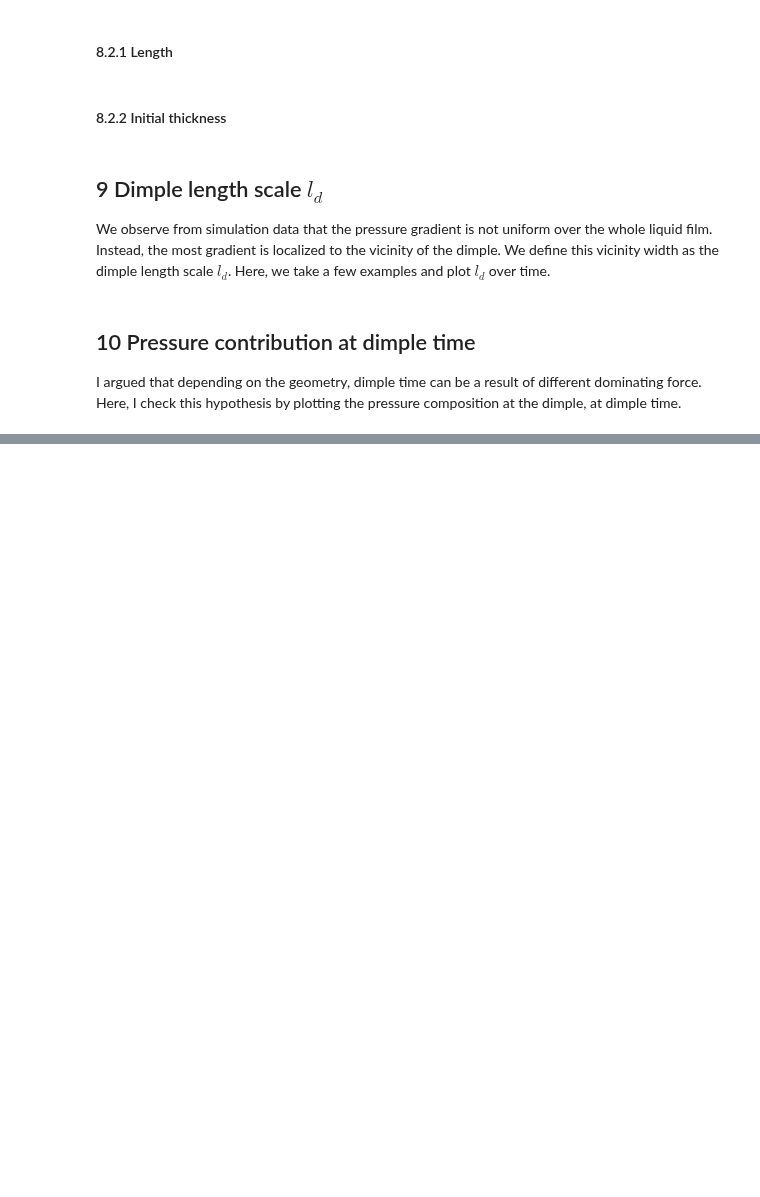
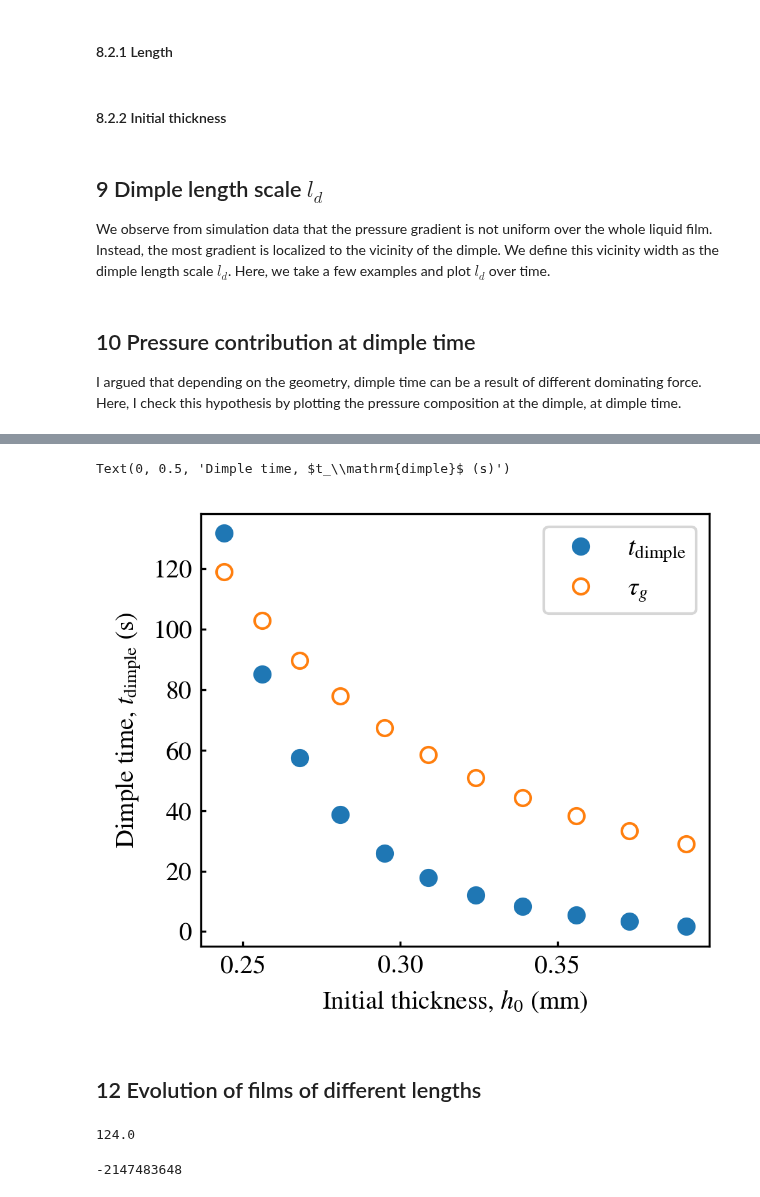
Before and after one commit to ZLoverty/WPM, a Jupyter notebook: Code/Response_to_reviewers.ipynb, the cells around one changed output, grey strips where cells are left out. Saved outputs shown, nothing was run; the diff lists cells and outputs as text; code cells hidden in the pictures; blank space fills up the shorter version.

```diff
--- a/Code/Response_to_reviewers.ipynb
+++ b/Code/Response_to_reviewers.ipynb
@@ -1109,0 +1119,19 @@ i.t
+# %%
+dimple = pd.read_csv(os.path.join(folder, "dimple_time.csv"))
+N = 200
+
+k_list = []
+h_list = []
+t_list = []
+for num, i in dimple.iterrows():
+    name = f"mu_{i.mu:.2e}_sigma_{i.sigma:.2e}_h0_{i.h0:.2e}_L_{i.L:.2e}.csv"
+    df = pd.read_csv(os.path.join(folder, name))
+    if np.isnan(i.t):
+        continue
+    df = df.loc[np.argmin(np.abs(df.t-i.t))]
+    ld = df.minima_index / N * i.L
+    hmin = df.minima * 1e-3
+    k = 3 * i.mu * ld**4 / sigma / i.h0**3
+    h_list.append(i.h0)
+    k_list.append(k)
+    t_list.append(i.t)
@@ -1109,0 +1142,26 @@ i.t
+# %%
+
+fig, ax = plt.subplots(figsize=(3.5, 3), dpi=300)
+# ax.plot(exp["h0ext"], exp["t"], "o", label="$t_\mathrm{dimple}$-exp")
+ax.plot(np.array(h_list)*1e3, t_list, "o", label="$t_\mathrm{dimple}$")
+ax.plot(g["h0"]*1e3, tg, "o", mfc='none',  label="$\\tau_g$")
+# ax.plot(np.array(h_list)*1e3, k_list, "o", mfc='none', mec=bestcolor(2), label="$\\tau_c$")
+ax.legend()
+ax.set_xlabel("Initial thickness, $h_0$ (mm)")
+ax.set_ylabel("Dimple time, $t_\mathrm{dimple}$ (s)")
+# ax.set_xlim([0.2, .6])
+# ax.loglog()
+# x = np.linspace(0.3, 0.35)
+# y = 2.5e0 * x**-3
+# ax.plot(x, y, "--", color="black", lw=1)
+# x = np.linspace(0.3, 0.35)
+# y = 4e-2 * x**-6
+# ax.plot(x, y, "--", color="black", lw=1)
+# x = np.linspace(0.3, 0.35)
+# y = 6e-4 * x**-9
+# ax.plot(x, y, "--", color="black", lw=1)
+# %% [output]
+Text(0, 0.5, 'Dimple time, $t_\\mathrm{dimple}$ (s)')
+[figure, added]
+# %% [markdown]
+## 12 Evolution of films of different lengths
@@ -1109,0 +1170,8 @@ i.t
+# %%
+dimple.loc[i, "minima_index"]
+# %% [output]
+124.0
+# %%
+dimple.loc[i, "minima_index"].astype(int)
+# %% [output]
+-2147483648
```
Also changed, not shown: parts of 24 cells of this notebook, 3 other files.
